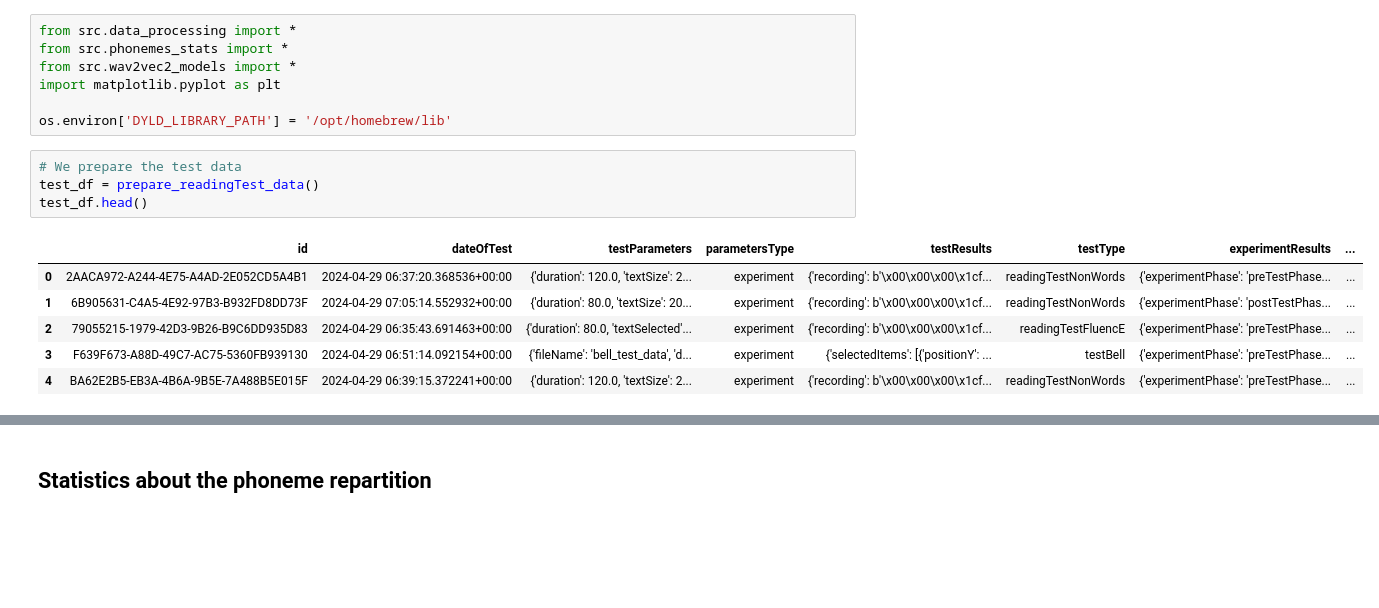
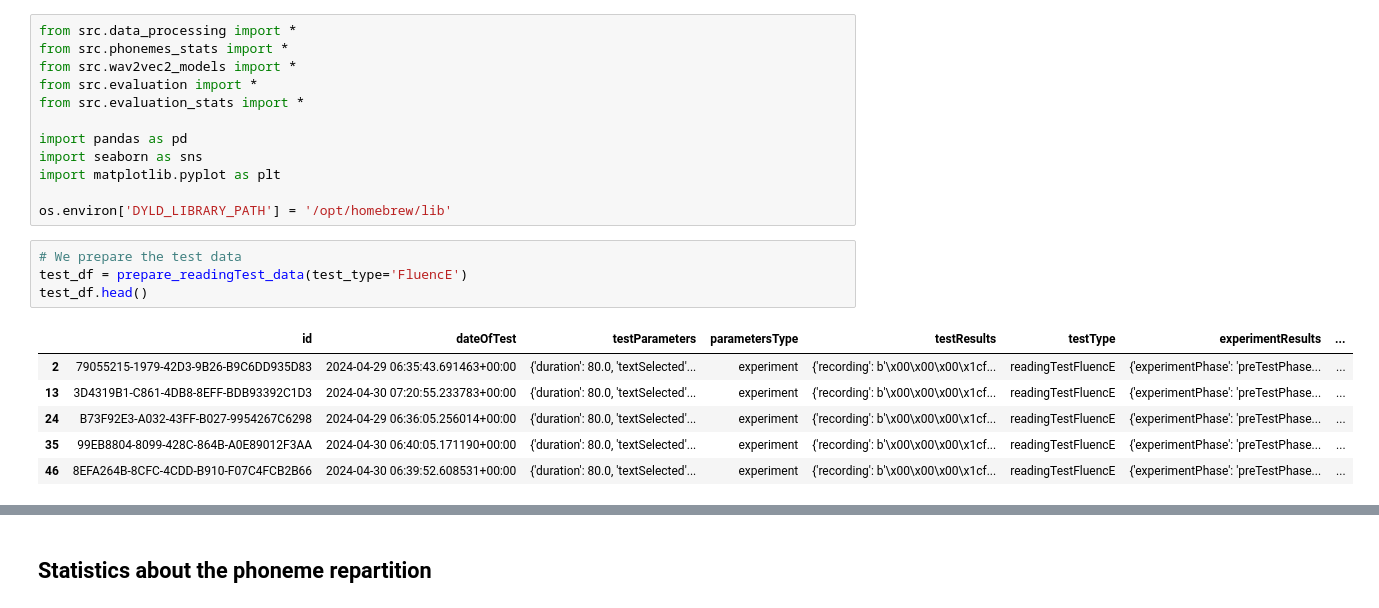
Before and after one commit to cleorenaud/Rhythmico-ASR, a Jupyter notebook: notebooks/statistics.ipynb, the cells around one changed output, grey strips where cells are left out. Saved outputs shown, nothing was run; the diff lists cells and outputs as text; blank space fills up the shorter version.

```diff
--- a/notebooks/statistics.ipynb
+++ b/notebooks/statistics.ipynb
@@ -2,17 +2,22 @@
 from src.data_processing import *
 from src.phonemes_stats import *
 from src.wav2vec2_models import *
+from src.evaluation import *
+from src.evaluation_stats import *
+
+import pandas as pd
+import seaborn as sns
 import matplotlib.pyplot as plt
 
 os.environ['DYLD_LIBRARY_PATH'] = '/opt/homebrew/lib'
 # %%
 # We prepare the test data
-test_df = prepare_readingTest_data()
+test_df = prepare_readingTest_data(test_type='FluencE')
 test_df.head()
 # %% [output]
 |  | id | dateOfTest | testParameters | parametersType | testResults | testType | experimentResults | ... |
-| 0 | 2AACA972-A244-4E75-A4AD-2E052CD5A4B1 | 2024-04-29 06:37:20.368536+00:00 | {'duration': 120.0, 'textSize': 2... | experiment | {'recording': b'\x00\x00\x00\x1cf... | readingTestNonWords | {'experimentPhase': 'preTestPhase... | ... |
-| 1 | 6B905631-C4A5-4E92-97B3-B932FD8DD73F | 2024-04-29 07:05:14.552932+00:00 | {'duration': 80.0, 'textSize': 20... | experiment | {'recording': b'\x00\x00\x00\x1cf... | readingTestNonWords | {'experimentPhase': 'postTestPhas... | ... |
 | 2 | 79055215-1979-42D3-9B26-B9C6DD935D83 | 2024-04-29 06:35:43.691463+00:00 | {'duration': 80.0, 'textSelected'... | experiment | {'recording': b'\x00\x00\x00\x1cf... | readingTestFluencE | {'experimentPhase': 'preTestPhase... | ... |
-| 3 | F639F673-A88D-49C7-AC75-5360FB939130 | 2024-04-29 06:51:14.092154+00:00 | {'fileName': 'bell_test_data', 'd... | experiment | {'selectedItems': [{'positionY': ... | testBell | {'experimentPhase': 'preTestPhase... | ... |
-| 4 | BA62E2B5-EB3A-4B6A-9B5E-7A488B5E015F | 2024-04-29 06:39:15.372241+00:00 | {'duration': 120.0, 'textSize': 2... | experiment | {'recording': b'\x00\x00\x00\x1cf... | readingTestNonWords | {'experimentPhase': 'preTestPhase... | ... |
+| 13 | 3D4319B1-C861-4DB8-8EFF-BDB93392C1D3 | 2024-04-30 07:20:55.233783+00:00 | {'duration': 80.0, 'textSelected'... | experiment | {'recording': b'\x00\x00\x00\x1cf... | readingTestFluencE | {'experimentPhase': 'preTestPhase... | ... |
+| 24 | B73F92E3-A032-43FF-B027-9954267C6298 | 2024-04-29 06:36:05.256014+00:00 | {'duration': 80.0, 'textSelected'... | experiment | {'recording': b'\x00\x00\x00\x1cf... | readingTestFluencE | {'experimentPhase': 'preTestPhase... | ... |
+| 35 | 99EB8804-8099-428C-864B-A0E89012F3AA | 2024-04-30 06:40:05.171190+00:00 | {'duration': 80.0, 'textSelected'... | experiment | {'recording': b'\x00\x00\x00\x1cf... | readingTestFluencE | {'experimentPhase': 'preTestPhase... | ... |
+| 46 | 8EFA264B-8CFC-4CDD-B910-F07C4FCB2B66 | 2024-04-30 06:39:52.608531+00:00 | {'duration': 80.0, 'textSelected'... | experiment | {'recording': b'\x00\x00\x00\x1cf... | readingTestFluencE | {'experimentPhase': 'preTestPhase... | ... |
```
Also changed, not shown: parts of 21 cells of this notebook, 1 other file.
